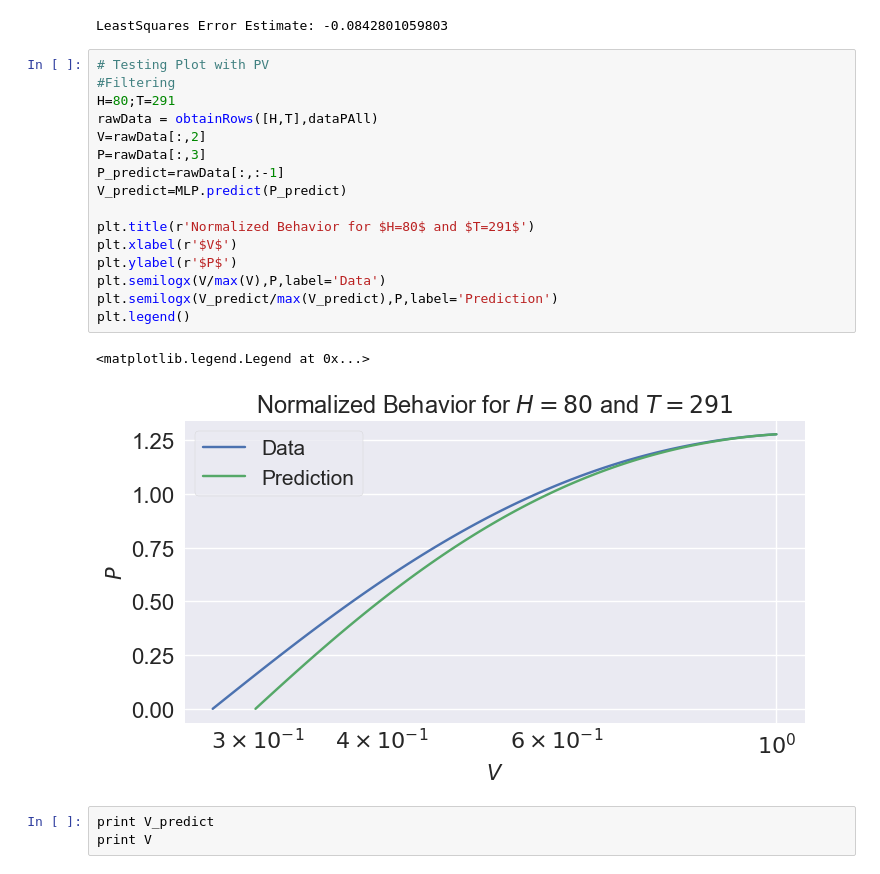
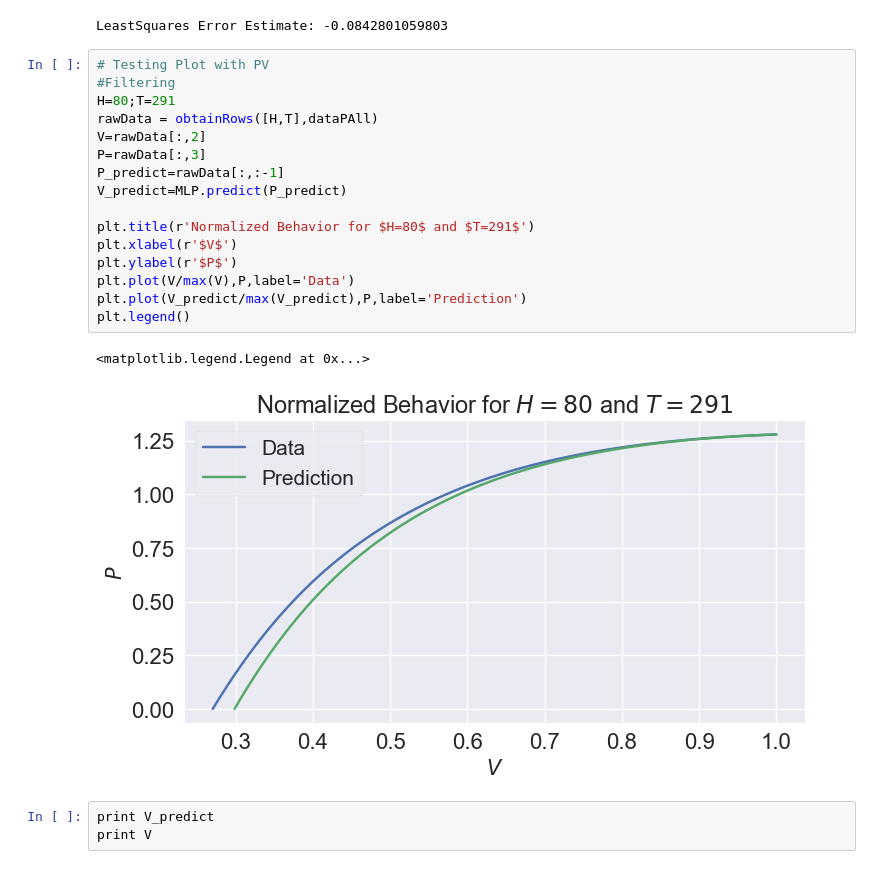
Before and after one commit to matheuscfernandes/mechanics-ml, a Jupyter notebook: SoftActuator/Notebook1.ipynb, the cells around one changed output. Cells and saved outputs as stored; diff of their text form.

Commit message:
added data

```diff
--- a/SoftActuator/Notebook1.ipynb
+++ b/SoftActuator/Notebook1.ipynb
@@ -115,22 +115,22 @@ LeastSquares Error Estimate: -0.0842801059803
 # %%
 # Testing Plot with PV
 #Filtering
 H=80;T=291
 rawData = obtainRows([H,T],dataPAll)
 V=rawData[:,2]
 P=rawData[:,3]
 P_predict=rawData[:,:-1]
 V_predict=MLP.predict(P_predict)
 
 plt.title(r'Normalized Behavior for $H=80$ and $T=291$')
 plt.xlabel(r'$V$')
 plt.ylabel(r'$P$')
-plt.semilogx(V/max(V),P,label='Data')
-plt.semilogx(V_predict/max(V_predict),P,label='Prediction')
+plt.plot(V/max(V),P,label='Data')
+plt.plot(V_predict/max(V_predict),P,label='Prediction')
 plt.legend()
 # %% [output]
 <matplotlib.legend.Legend at 0x...>
-[figure, old version]
+[figure, new version]
 # %%
 print V_predict
 print V
```
Also changed, not shown: 1 other file.
